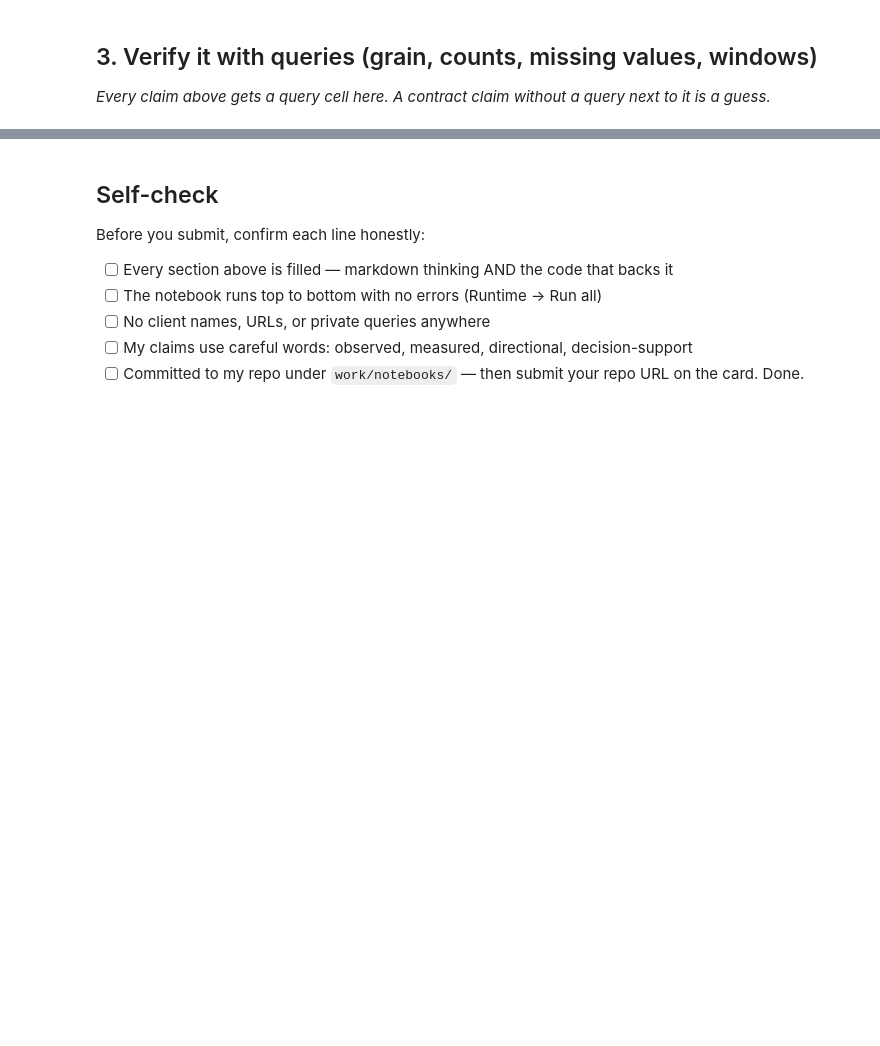
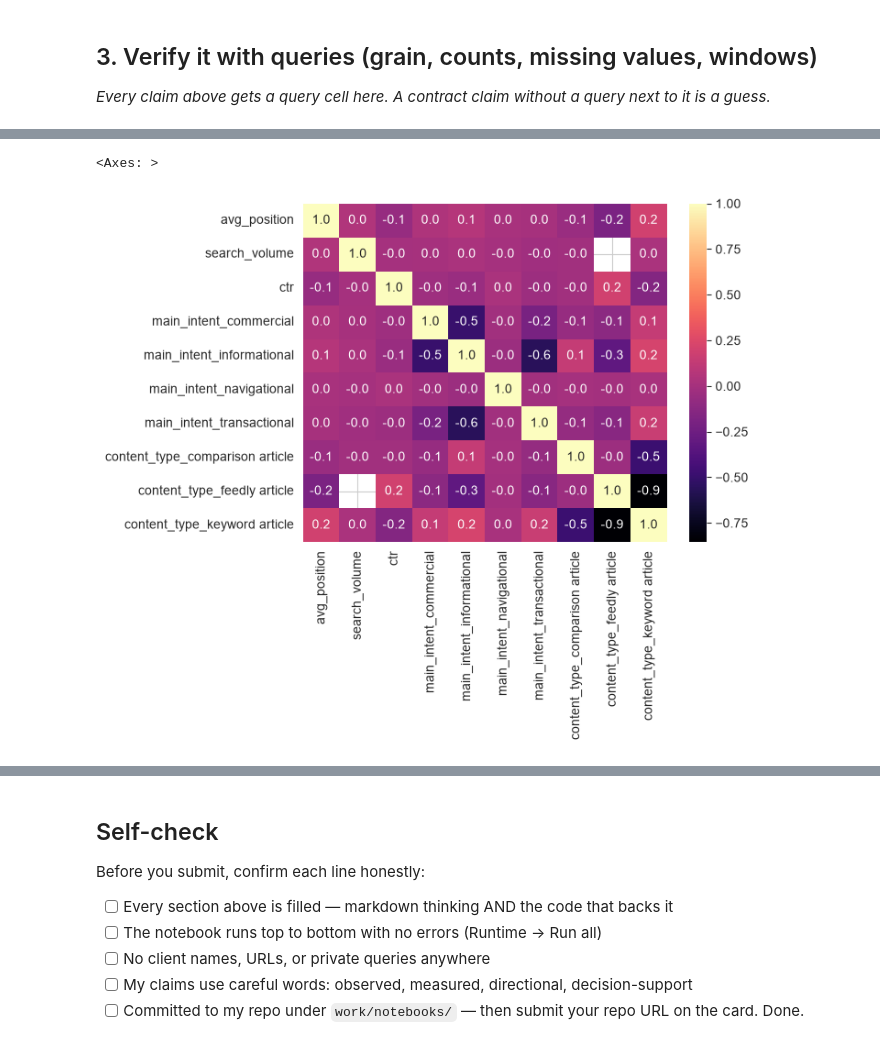
Before and after one commit to leiandrei/flyrank-ml-internship-starter, a Jupyter notebook: work/notebooks/w03_data_contract.ipynb, the cells around one changed output, grey strips where cells are left out. Drawn from its saved outputs; the diff is of its cells as text; code cells hidden in the pictures; blank space fills up the shorter version.

```diff
--- a/work/notebooks/w03_data_contract.ipynb
+++ b/work/notebooks/w03_data_contract.ipynb
@@ -33,0 +94,5 @@ This skeleton is yours to fill. Work the sections **in order** — each one has
+# %%
+sns.heatmap(subset.corr(numeric_only=True), annot=True, cmap='magma', fmt='.1f')
+# %% [output]
+<Axes: >
+[figure, added]
```
Also changed, not shown: parts of 12 cells of this notebook.
